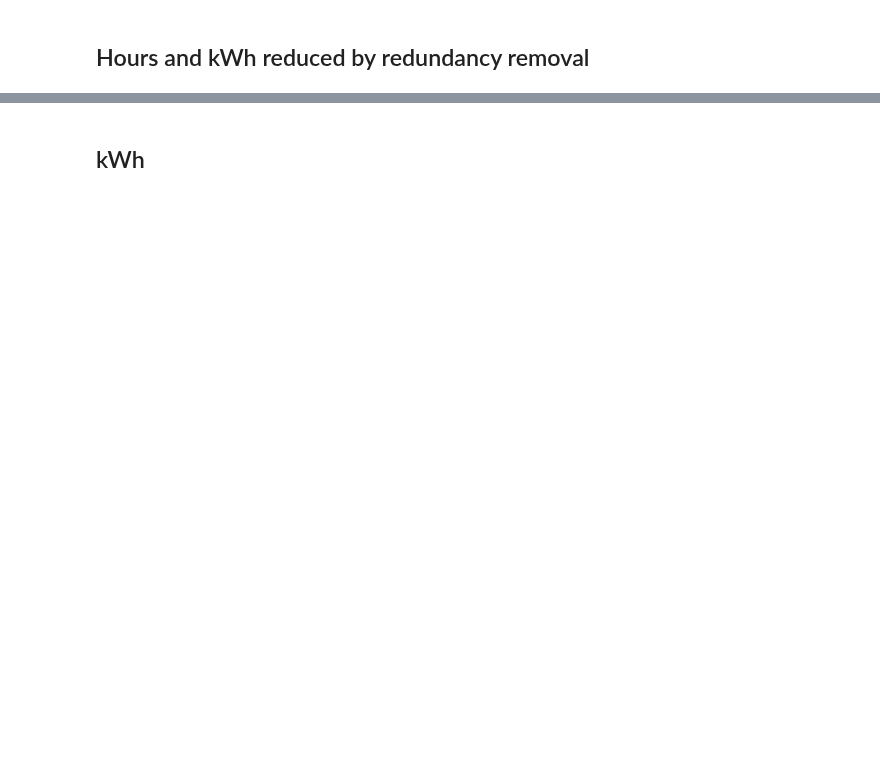
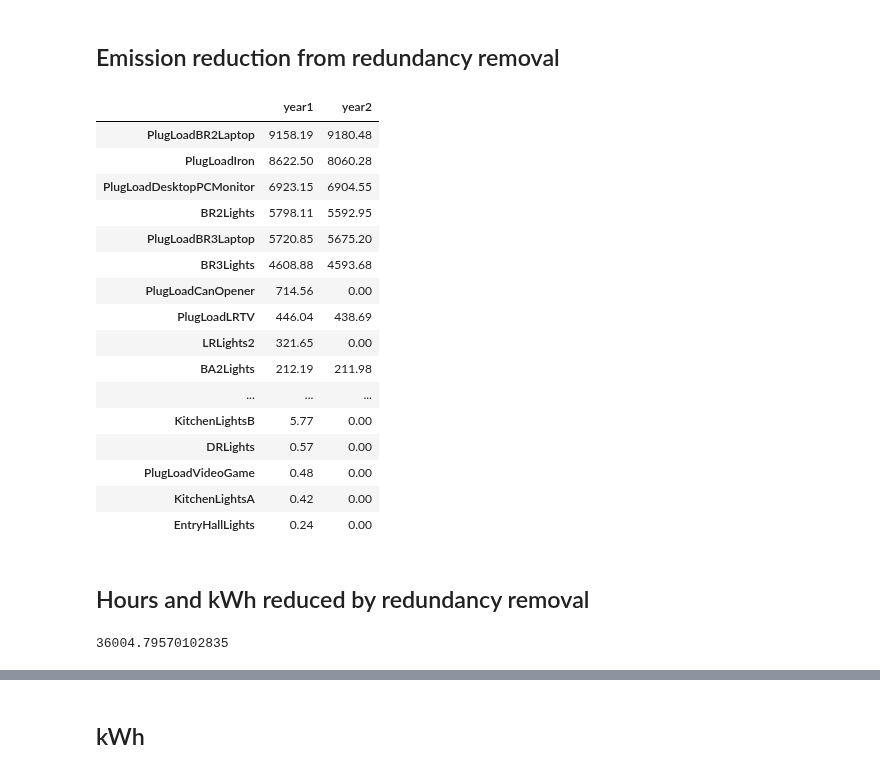
Before and after one commit to christiannielsen98/Datavidenskab-P6, a Jupyter notebook: Project/_07OptimiseConsumption/Emission_reduction.ipynb, the cells around one changed output, grey strips where cells are left out. Drawn from its saved outputs; the diff is of its cells as text; code cells hidden in the pictures; blank space fills up the shorter version.

```diff
--- a/Project/_07OptimiseConsumption/Emission_reduction.ipynb
+++ b/Project/_07OptimiseConsumption/Emission_reduction.ipynb
@@ -39,0 +121,2 @@ NZERTF_optimisation['w.r']['Consumption'].groupby(NZERTF_optimisation['w.r']['Co
+# %% [markdown]
+## Emission reduction from redundancy removal
@@ -39,0 +125,35 @@ NZERTF_optimisation['w.r']['Consumption'].groupby(NZERTF_optimisation['w.r']['Co
+# %%
+status_constraint = meta.loc[(lambda self:
+                           (~self['Consumer_Match'].isna()) &
+                           (~self.index.str.contains("SensHeat")) &
+                           (self["Subsystem"] == "Loads"))].index.to_list()
+# %%
+appliance_emission_diff_year1 = NZERTF_optimisation_year1['w.r'].copy()[[status + 'Emission' for status in status_constraint]].sum() - NZERTF_optimisation_year1['w.o.r'].copy()[[status + 'Emission' for status in status_constraint]].sum()
+# %%
+appliance_emission_diff_year2 = NZERTF_optimisation_year2['w.r'].copy()[[status + 'Emission' for status in status_constraint]].sum() - NZERTF_optimisation_year2['w.o.r'].copy()[[status + 'Emission' for status in status_constraint]].sum()
+# %%
+appliance_emission_diff = pd.concat([appliance_emission_diff_year1, appliance_emission_diff_year2], axis=1)
+appliance_emission_diff.rename(columns={0: 'year1', 1: 'year2'},
+                           index={index: index.split('Status')[-1].split('Emission')[0] for index in appliance_emission_diff.index},
+                           inplace=True)
+appliance_emission_diff = appliance_emission_diff.loc[lambda self: self.sum(1) > 0].sort_values(by='year1', ascending=False).multiply(1000)
+# %%
+appliance_emission_diff.round(2)
+# %% [output]
+|  | year1 | year2 |
+| PlugLoadBR2Laptop | 9158.19 | 9180.48 |
+| PlugLoadIron | 8622.50 | 8060.28 |
+| PlugLoadDesktopPCMonitor | 6923.15 | 6904.55 |
+| BR2Lights | 5798.11 | 5592.95 |
+| PlugLoadBR3Laptop | 5720.85 | 5675.20 |
+| BR3Lights | 4608.88 | 4593.68 |
+| PlugLoadCanOpener | 714.56 | 0.00 |
+| PlugLoadLRTV | 446.04 | 438.69 |
+| LRLights2 | 321.65 | 0.00 |
+| BA2Lights | 212.19 | 211.98 |
+| ... | ... | ... |
+| KitchenLightsB | 5.77 | 0.00 |
+| DRLights | 0.57 | 0.00 |
+| PlugLoadVideoGame | 0.48 | 0.00 |
+| KitchenLightsA | 0.42 | 0.00 |
+| EntryHallLights | 0.24 | 0.00 |
@@ -49,4 +167,6 @@ status_constraint = meta.loc[(lambda self:
 # %%
-before_red_remov = NZERTF_optimisation['w.r'][status_constraint].sum()
-before_red_remov.sum()
+before_red_remov_year2 = NZERTF_optimisation_year2['w.r'][status_constraint].sum()
+before_red_remov_year2.sum()
+# %% [output]
+36004.79570102835
 # %%
```
Also changed, not shown: parts of 43 cells of this notebook, 2 other files.
